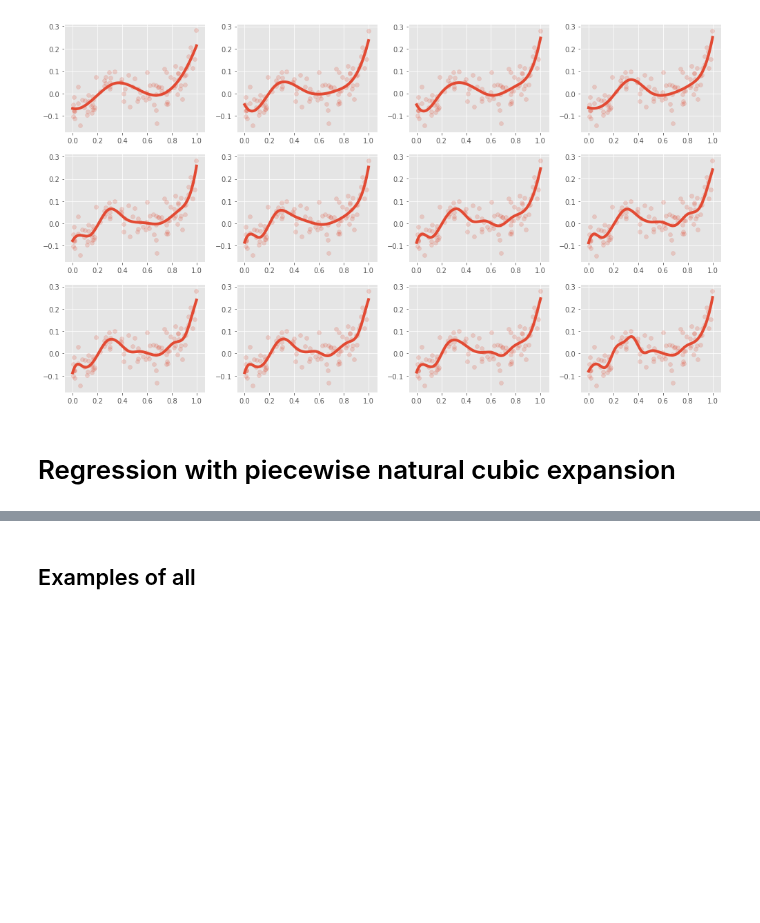
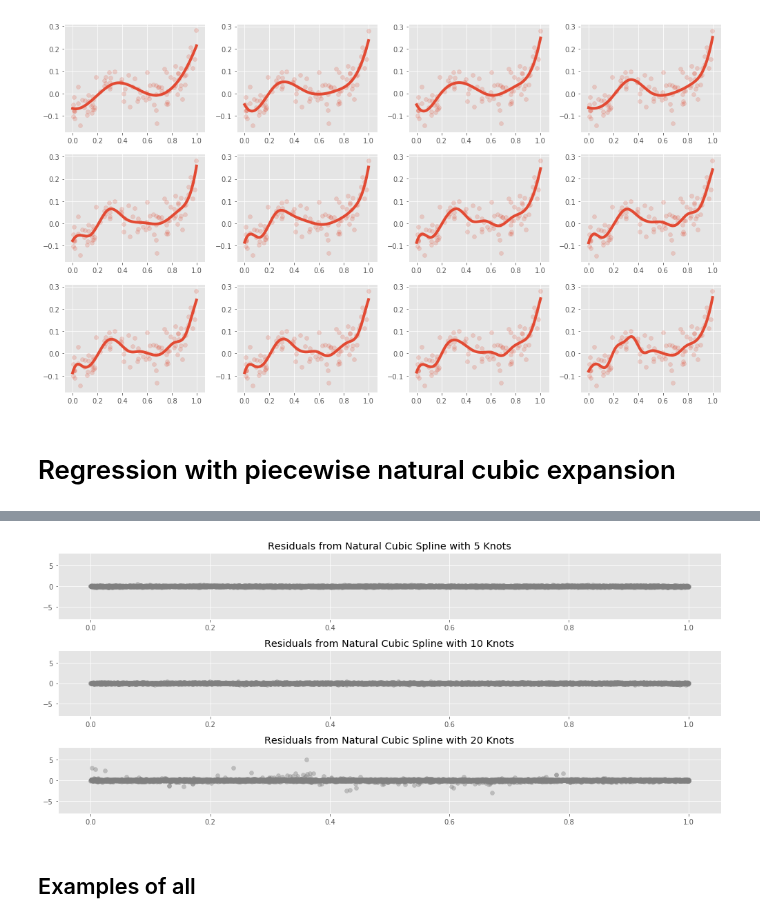
Before and after one commit to madrury/basis-expansions, a Jupyter notebook: basis-expansion-regressions.ipynb, the cells around one changed output, grey strips where cells are left out. Saved outputs shown, nothing was run; the diff lists cells and outputs as text; code cells hidden in the pictures; blank space fills up the shorter version.

```diff
--- a/basis-expansion-regressions.ipynb
+++ b/basis-expansion-regressions.ipynb
@@ -247,3 +264,17 @@ fig.tight_layout()
+# %%
+n_knots = [5, 10, 20]
+regressors = [make_natural_cubic_regression(n_knot) for n_knot in n_knots]
+test_xs, test_errors = run_residual_simulation(signal, regressors, 50, 100)
+# %%
+fig, axs = plt.subplots(len(degrees), figsize=(14, 6))
+
+for (i, n_knot), sim in product(enumerate(n_knots), range(N_simulations)):
+    axs[i].scatter(test_xs[i, sim, :], test_errors[i, sim, :], color="grey", alpha=0.4)
+    axs[i].set_title("Residuals from Natural Cubic Spline with {} Knots".format(n_knot))
+    axs[i].set_ylim(-8, 8)
+fig.tight_layout()
+# %% [output]
+[figure, added]
 # %% [markdown]
 ## Examples of all
 # %%
```
Also changed, not shown: parts of 3 cells of this notebook, 3 other files.
